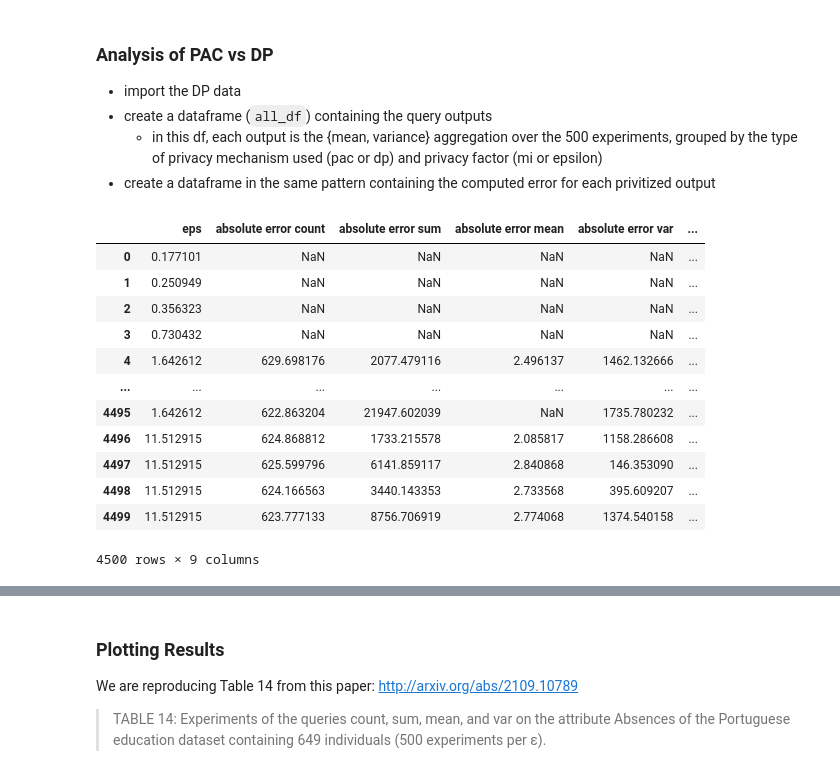
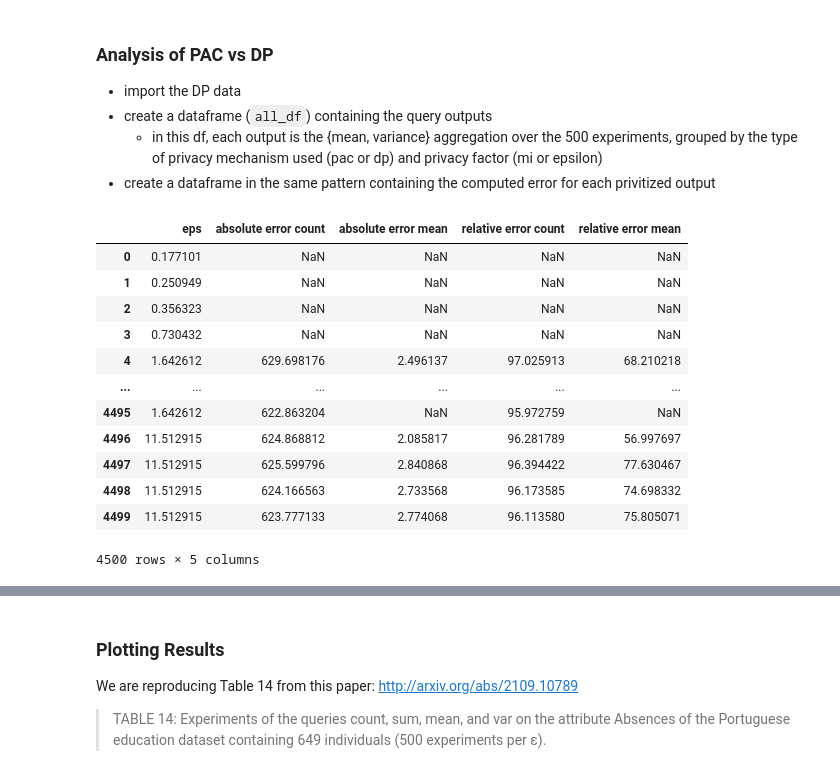
Before and after one commit to michaelnoguera/pacdb, a Jupyter notebook: pac-student_performance-sparkless.ipynb, the cells around one changed output, grey strips where cells are left out. Cells and saved outputs as stored; diff of their text form; code cells hidden in the pictures.

```diff
--- a/pac-student_performance-sparkless.ipynb
+++ b/pac-student_performance-sparkless.ipynb
@@ -68,10 +68,10 @@ array([ 649.        , 2375.        ,    3.65947612,   21.53664232])
 # %%
 ### Query Setup
-SAMPLES = 1024
+SAMPLES = 512
 assert SAMPLES % 2 == 0, "We need an even number of samples for paired sampling."
 number_of_pairs = SAMPLES // 2
 
-true_result = por_df['absences'].agg(['count','sum', 'mean', 'var']).to_numpy() # Save the true result of the query for later
+true_result = por_df['absences'].agg(['count', 'mean']).to_numpy() # Save the true result of the query for later
 number_of_contributing_rows = por_df['absences'].count()
 
 def rowwise_paired_sample(df: DataFrame) -> Tuple[DataFrame, DataFrame]:
@@ -91,9 +91,9 @@ def run_query(i: int) -> List[np.ndarray]:
     # Returns two results each invocation as a result of paired sampling.
     results = []
     for temp_df in rowwise_paired_sample(por_df):
-        out_df = temp_df['absences'].agg(['count','sum', 'mean', 'var'])  # run the query
-        out_df['count'] *= 2  # correct query result for the 50% subsampling
-        out_df['sum'] *= 2  # correct query result for the 50% subsampling
+        out_df = temp_df['absences'].agg(['count', 'mean'])  # run the query
+        #out_df['count'] *= 2  # correct query result for the 50% subsampling
+        #out_df['sum'] *= 2  # correct query result for the 50% subsampling
         results.append(out_df.to_numpy())
     return results
 
@@ -126,6 +157,9 @@ def updateDataFrame(vec: np.ndarray, df: DataFrame) -> DataFrame:
     noisy_output_df = df.copy()
     noisy_output_df.loc[0] = vec
     return noisy_output_df
+
+saved_pac_variables = []
+# (out_np[0], fin_var, sqrt_total_var, pac_noise, pac_noises_to_add, pac_release)
 
 def do_pac_and_release(out_np: List[np.ndarray],
                        max_mi: float = 1./4) -> np.ndarray:
@@ -146,6 +180,8 @@ def do_pac_and_release(out_np: List[np.ndarray],
     # Add noise element-wise to the outputs
     pac_release = out_np[0] + pac_noises_to_add
 
+    saved_pac_variables.append((out_np[0], fin_var, sqrt_total_var, pac_noise, pac_noises_to_add, pac_release))
+
     return pac_release
 
 # Update the DataFrame with the noisy output
@@ -155,7 +213,7 @@ To replicate the experiment that runs for epsilon=0.01, 0.1, 1, 10
 we use mi=1, 1/4, 1/16, 1/64, 1/256 in the hopes of encompassing a similar range.
 # %%
 MI_OPTIONS = [16., 4., 2., 1., 1/4, 1/16, 1/32, 1/64]
-EXPERIMENTS = 50
+EXPERIMENTS = 100
 
 if GENERATE:
     # df = pd.DataFrame([], columns=['mi', 'count', 'sum', 'mean', 'var'])
@@ -165,11 +223,12 @@ if GENERATE:
         for e in range(EXPERIMENTS):
             out_np = generate_samples()
             noisy_output = do_pac_and_release(out_np, mi)
+            # try x2 here ?
             experiment_results.append([mi, *noisy_output])
         with open(f'{OUTPUT_DIR}/experiment_results.pkl', 'wb') as f:
             pickle.dump(experiment_results, f)
 
-    df = pd.DataFrame(experiment_results, columns=['mi', 'count', 'sum', 'mean', 'var'])
+    df = pd.DataFrame(experiment_results, columns=['mi', 'count', 'mean'])
 
     # Save the new data to outputs/...
     df.to_parquet(f'{OUTPUT_DIR}/pac_results.parquet')
@@ -203,9 +286,10 @@ if GENERATE:
     errors_list = []
     for i, row in df.iterrows():
         mi = row['mi']
-        r = row[['count', 'sum', 'mean', 'var']].to_numpy()
+        r = row[['count', 'mean']].to_numpy()
+        r[0] *= 2 # todo gross
         errors_list.append([mi, *absolute_scaled_error(r, true_result), *relative_error_percent(r, true_result)])
-    pac_errors_df = pd.DataFrame(errors_list, columns=['mi', 'absolute error count', 'absolute error sum', 'absolute error mean', 'absolute error var', 'relative error count', 'relative error sum', 'relative error mean', 'relative error var'])
+    pac_errors_df = pd.DataFrame(errors_list, columns=['mi', 'absolute error count',  'absolute error mean',  'relative error count',  'relative error mean'])
     pac_errors_df.to_parquet(f"{OUTPUT_DIR}/pac_errors.parquet")  # overwrite saved
 else:
     pac_errors_df = pq.read_table(f"{OUTPUT_DIR}/pac_errors.parquet").to_pandas()
@@ -245,31 +329,31 @@ dp_results_df = pq.read_table(f"outputs/dp_results.parquet").to_pandas()
 # %%
 # compute errors for PAC (or import from saved file)
 GENERATE_DP = True
 if GENERATE_DP:
     errors_list = []
     for i, row in dp_results_df.iterrows():
         eps = row['eps']
-        r = row[['count', 'sum', 'mean', 'var']].to_numpy()
+        r = row[['count', 'mean']].to_numpy()
         errors_list.append([eps, *absolute_scaled_error(r, true_result), *relative_error_percent(r, true_result)])
-    dp_errors_df = pd.DataFrame(errors_list, columns=['eps', 'absolute error count', 'absolute error sum', 'absolute error mean', 'absolute error var', 'relative error count', 'relative error sum', 'relative error mean', 'relative error var'])
+    dp_errors_df = pd.DataFrame(errors_list, columns=['eps', 'absolute error count', 'absolute error mean',  'relative error count', 'relative error mean'])
     dp_errors_df.to_parquet(f"outputs/dp_errors.parquet")  # overwrite saved
 else:
     dp_errors_df = pq.read_table(f"outputs/dp_errors.parquet").to_pandas()
 dp_errors_df
 # %% [output]
-|  | eps | absolute error count | absolute error sum | absolute error mean | absolute error var | ... |
-| 0 | 0.177101 | NaN | NaN | NaN | NaN | ... |
-| 1 | 0.250949 | NaN | NaN | NaN | NaN | ... |
-| 2 | 0.356323 | NaN | NaN | NaN | NaN | ... |
-| 3 | 0.730432 | NaN | NaN | NaN | NaN | ... |
-| 4 | 1.642612 | 629.698176 | 2077.479116 | 2.496137 | 1462.132666 | ... |
-| ... | ... | ... | ... | ... | ... | ... |
-| 4495 | 1.642612 | 622.863204 | 21947.602039 | NaN | 1735.780232 | ... |
-| 4496 | 11.512915 | 624.868812 | 1733.215578 | 2.085817 | 1158.286608 | ... |
-| 4497 | 11.512915 | 625.599796 | 6141.859117 | 2.840868 | 146.353090 | ... |
-| 4498 | 11.512915 | 624.166563 | 3440.143353 | 2.733568 | 395.609207 | ... |
-| 4499 | 11.512915 | 623.777133 | 8756.706919 | 2.774068 | 1374.540158 | ... |
+|  | eps | absolute error count | absolute error mean | relative error count | relative error mean |
+| 0 | 0.177101 | NaN | NaN | NaN | NaN |
+| 1 | 0.250949 | NaN | NaN | NaN | NaN |
+| 2 | 0.356323 | NaN | NaN | NaN | NaN |
+| 3 | 0.730432 | NaN | NaN | NaN | NaN |
+| 4 | 1.642612 | 629.698176 | 2.496137 | 97.025913 | 68.210218 |
+| ... | ... | ... | ... | ... | ... |
+| 4495 | 1.642612 | 622.863204 | NaN | 95.972759 | NaN |
+| 4496 | 11.512915 | 624.868812 | 2.085817 | 96.281789 | 56.997697 |
+| 4497 | 11.512915 | 625.599796 | 2.840868 | 96.394422 | 77.630467 |
+| 4498 | 11.512915 | 624.166563 | 2.733568 | 96.173585 | 74.698332 |
+| 4499 | 11.512915 | 623.777133 | 2.774068 | 96.113580 | 75.805071 |
-4500 rows × 9 columns
+4500 rows × 5 columns
 # %%
 ### Make one merged DF to compare results
 all_df = pd.concat([  # we will call mi and epsilon the "factor" so that the schemas match
```
Also changed, not shown: parts of 28 cells of this notebook, 13 other files.
